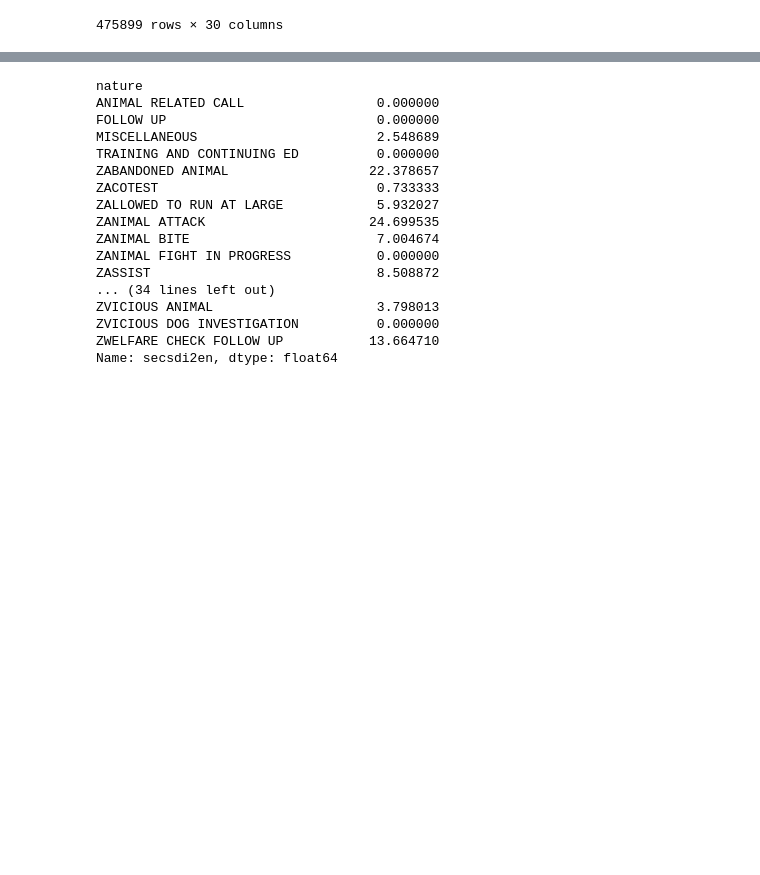
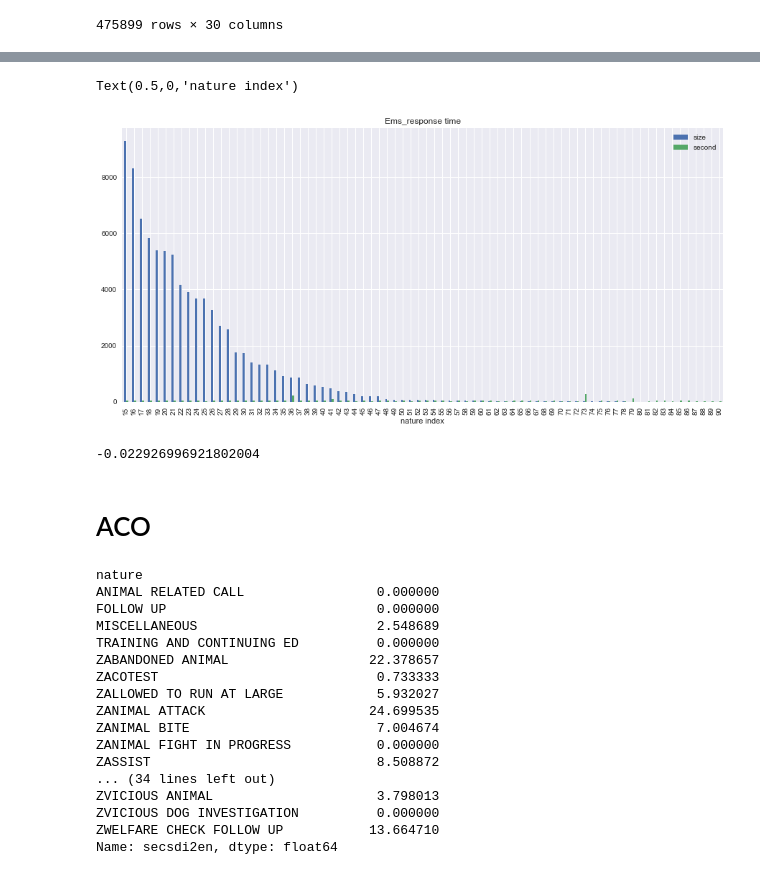
Before and after one commit to UNCG-CSE/Guilford_EMS, a Jupyter notebook: src/Nature_to _response time.ipynb, the cells around one changed output, grey strips where cells are left out. Saved outputs shown, nothing was run; the diff lists cells and outputs as text; code cells hidden in the pictures; blank space fills up the shorter version.

Commit message:
remove outlier ems dataframe and check for pattern

```diff
--- a/src/Nature_to _response time.ipynb
+++ b/src/Nature_to _response time.ipynb
@@ -151,0 +212,3 @@ Name: secsdi2en, Length: 91, dtype: float64
+# %%
+iqr_ems = ems_merged["size"].quantile(0.75) - ems_merged["size"].quantile(0.25)
+iqr_ems
@@ -151,0 +223,4 @@ Name: secsdi2en, Length: 91, dtype: float64
+# %%
+# lower outlier bound
+lower_outlier_bound_ems = ems_merged["size"].quantile(0.25) - 1.5 * iqr_ems
+lower_outlier_bound_ems
@@ -151,0 +229,4 @@ Name: secsdi2en, Length: 91, dtype: float64
+# %%
+# upper outlier bound
+upper_outlier_boud_ems = ems_merged["size"].quantile(0.75) +  1.5 * iqr_ems
+upper_outlier_boud_ems
@@ -151,0 +235,4 @@ Name: secsdi2en, Length: 91, dtype: float64
+# %%
+# new data range after outlier has been removed
+ems_outlier_removed = ems_merged[(ems_merged['size'] > lower_outlier_bound_ems) & (ems_merged['size'] < upper_outlier_boud_ems) ]
+ems_outlier_removed
@@ -152,3 +258,15 @@ Name: secsdi2en, Length: 91, dtype: float64
+# %%
+ems_plot = ems_outlier_removed.plot(kind='bar', title = "Ems_response time", figsize=(15,7))
+ems_plot.set_xlabel("nature index")
+# %% [output]
+Text(0.5,0,'nature index')
+[figure, added]
+# %%
+ems_outlier_removed['second'].corr(ems_outlier_removed['size'])
+# %% [output]
+-0.022926996921802004
+# %% [markdown]
+# ACO
 # %%
 aco_groupby_nature= aco_calls.groupby('nature')['secsdi2en'].mean()
 aco_groupby_nature
```
Also changed, not shown: parts of 15 cells of this notebook.
